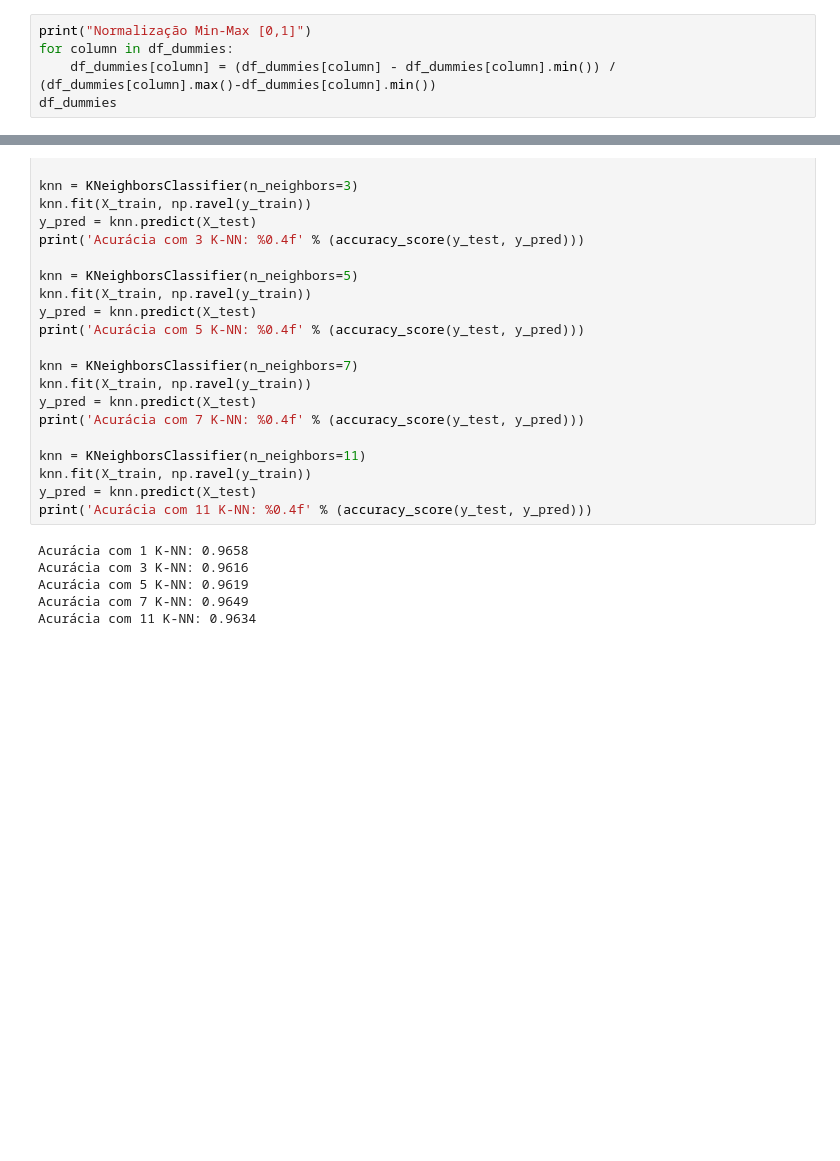
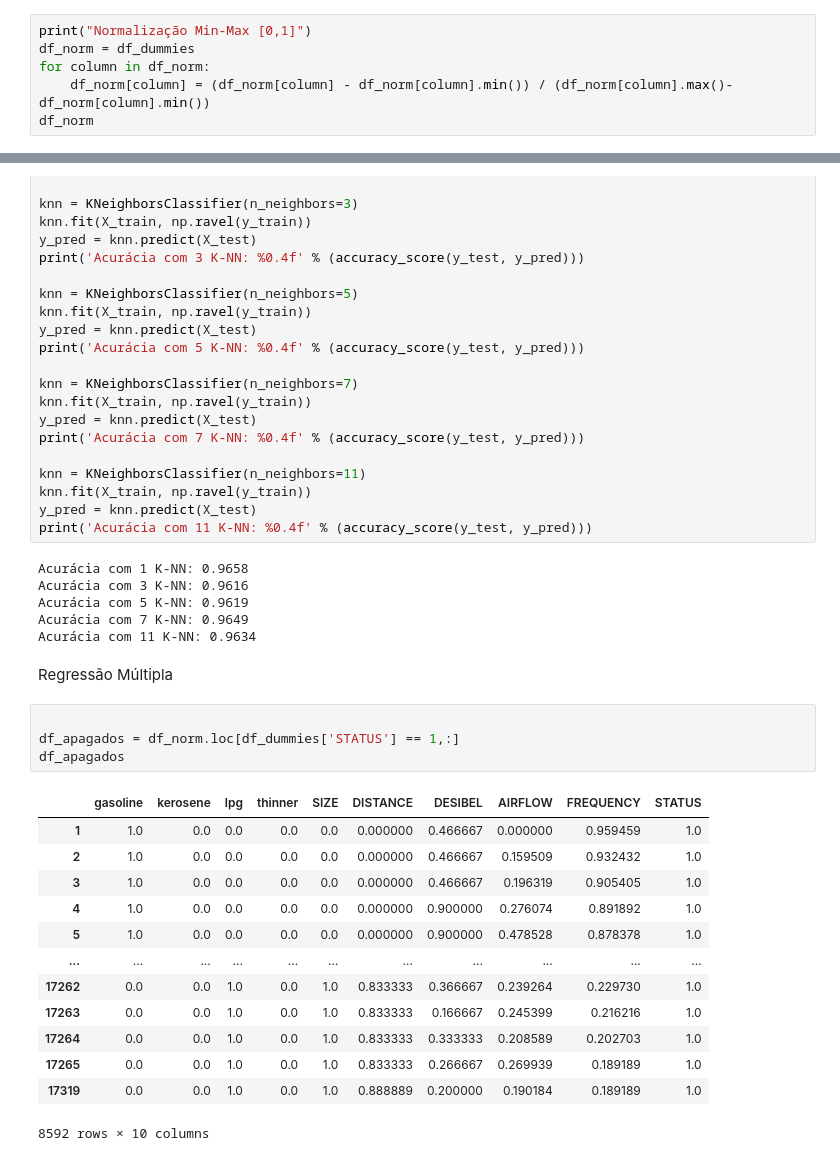
Before and after one commit to mathrmiranda/ML_Projeto, a Jupyter notebook: ML_Projeto.ipynb, the cells around one changed output, grey strips where cells are left out. Saved outputs shown, nothing was run; the diff lists cells and outputs as text; blank space fills up the shorter version.

```diff
--- a/ML_Projeto.ipynb
+++ b/ML_Projeto.ipynb
@@ -165,9 +217,10 @@ df_dummies
 Normalização dos dados.
 # %%
 print("Normalização Min-Max [0,1]")
-for column in df_dummies:
-    df_dummies[column] = (df_dummies[column] - df_dummies[column].min()) / (df_dummies[column].max()-df_dummies[column].min())
-df_dummies
+df_norm = df_dummies
+for column in df_norm:
+    df_norm[column] = (df_norm[column] - df_norm[column].min()) / (df_norm[column].max()-df_norm[column].min())
+df_norm
 # %% [output]
 Normalização Min-Max [0,1]
 |  | gasoline | kerosene | lpg | thinner | SIZE | DISTANCE | DESIBEL | AIRFLOW | FREQUENCY | STATUS |
@@ -281,3 +334,23 @@ Acurácia com 3 K-NN: 0.9616
 Acurácia com 5 K-NN: 0.9619
 Acurácia com 7 K-NN: 0.9649
 Acurácia com 11 K-NN: 0.9634
+# %% [markdown]
+Regressão Múltipla
+# %%
+
+df_apagados = df_norm.loc[df_dummies['STATUS'] == 1,:]
+df_apagados
+# %% [output]
+|  | gasoline | kerosene | lpg | thinner | SIZE | DISTANCE | DESIBEL | AIRFLOW | FREQUENCY | STATUS |
+| 1 | 1.0 | 0.0 | 0.0 | 0.0 | 0.0 | 0.000000 | 0.466667 | 0.000000 | 0.959459 | 1.0 |
+| 2 | 1.0 | 0.0 | 0.0 | 0.0 | 0.0 | 0.000000 | 0.466667 | 0.159509 | 0.932432 | 1.0 |
+| 3 | 1.0 | 0.0 | 0.0 | 0.0 | 0.0 | 0.000000 | 0.466667 | 0.196319 | 0.905405 | 1.0 |
+| 4 | 1.0 | 0.0 | 0.0 | 0.0 | 0.0 | 0.000000 | 0.900000 | 0.276074 | 0.891892 | 1.0 |
+| 5 | 1.0 | 0.0 | 0.0 | 0.0 | 0.0 | 0.000000 | 0.900000 | 0.478528 | 0.878378 | 1.0 |
+| ... | ... | ... | ... | ... | ... | ... | ... | ... | ... | ... |
+| 17262 | 0.0 | 0.0 | 1.0 | 0.0 | 1.0 | 0.833333 | 0.366667 | 0.239264 | 0.229730 | 1.0 |
+| 17263 | 0.0 | 0.0 | 1.0 | 0.0 | 1.0 | 0.833333 | 0.166667 | 0.245399 | 0.216216 | 1.0 |
+| 17264 | 0.0 | 0.0 | 1.0 | 0.0 | 1.0 | 0.833333 | 0.333333 | 0.208589 | 0.202703 | 1.0 |
+| 17265 | 0.0 | 0.0 | 1.0 | 0.0 | 1.0 | 0.833333 | 0.266667 | 0.269939 | 0.189189 | 1.0 |
+| 17319 | 0.0 | 0.0 | 1.0 | 0.0 | 1.0 | 0.888889 | 0.200000 | 0.190184 | 0.189189 | 1.0 |
+8592 rows × 10 columns
```
Also changed, not shown: parts of 10 cells of this notebook, 1 other file.
